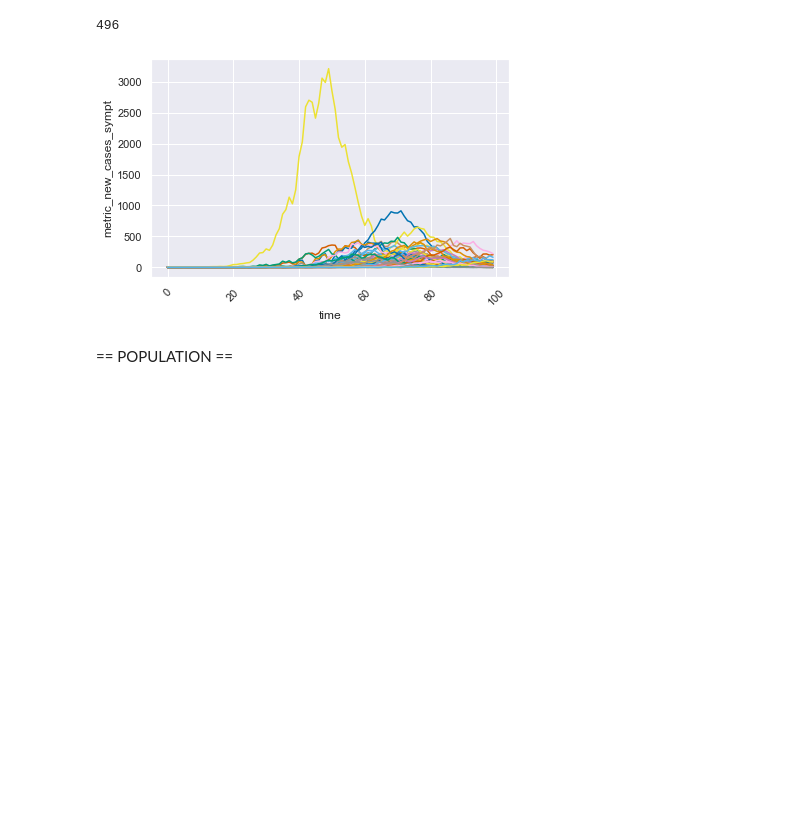
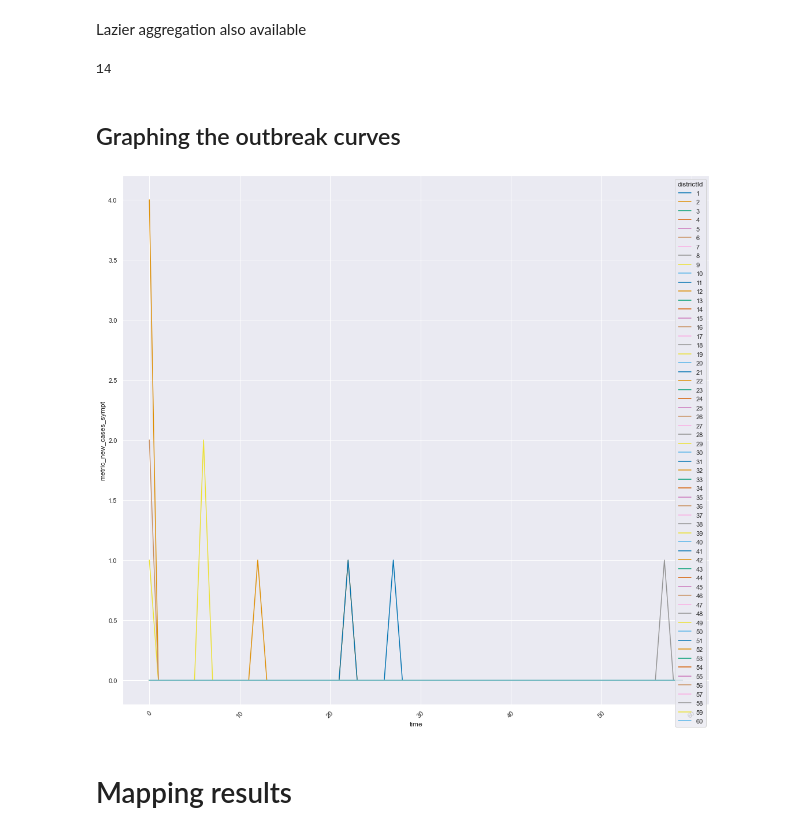
Before and after one commit to dime-worldbank/Disease-Modelling-SSA, a Jupyter notebook: notebooks/JavaOutputProcessing.ipynb, the cells around one changed output. Drawn from its saved outputs; the diff is of its cells as text; code cells hidden in the pictures; blank space fills up the shorter version.

Commit message:
revisions to inter district movement rules

```diff
--- a/notebooks/JavaOutputProcessing.ipynb
+++ b/notebooks/JavaOutputProcessing.ipynb
@@ -13,4 +21,3 @@ pwd
 # %%
-namepart = "results_0.16_100_12345"
-results_filename = "/Users/swise/workspace/worldbank/Disease-Modelling-SSA/java/WorldBankCovid19/" + namepart + ".txt"
-#infections_filename = "/Users/swise/workspace/worldbank/Disease-Modelling-SSA/java/WorldBankCovid19/results_-1286929029.txt"
+namepart = "0.016_1_60_12345"#"0.06_100_12345"#_interrupted"#notravellers"
+results_filename = "/Users/swise/workspace/worldbank/Disease-Modelling-SSA/java/WorldBankCovid19/results_" + namepart + ".txt"
@@ -19,0 +29,3 @@ r_data = pd.read_csv(results_filename, sep='\t')
+# %%
+r_data = pd.read_csv(results_filename, sep='\t')
+r_data['districtId'] = [int(str(x).split('_')[1]) for x in r_data["myId"]]
@@ -27,30 +66,35 @@ r_agg['districtId'] = [int(str(x).split('_')[1]) for x in r_agg.index]
+# %% [markdown]
+Lazier aggregation also available
 # %%
 sum(r_data['metric_new_cases_sympt'])
 # %% [output]
-496
+14
+# %% [markdown]
+## Graphing the outbreak curves
 # %%
 #sns.scatterplot(
+fig, ax = plt.subplots (figsize = (15,15))
 sns.lineplot(
              x="time",
              #y="metric_new_deaths",
              #y="metric_new_hospitalized",
              y="metric_new_cases_sympt",
-             palette="colorblind", hue="myId",
-             data=r_data,
-            legend=False
+             palette="colorblind",
+             hue="districtId",
+             ax = ax,
+             data=r_data#,
+#            legend=False
             )#.legend(bbox_to_anchor= (1.03, 1) )
 
 #ax.set_title('New Deaths', fontsize=20)
 #ax.set_ylabel('Number of deaths')
 #ax.legend(fontsize=10, title_fontsize=30, loc='upper left')
 #ax.yaxis.set_major_formatter(mpl.ticker.StrMethodFormatter('{x:,.0f}'))
 
 #ax.patch.set_alpha(0)
 # ax.axes.get_xaxis().set_visible(False)
 # ax.axes.get_yaxis().set_visible(False)
 plt.xticks(rotation=45)
 plt.tight_layout()
 # %% [output]
-[figure, old version]
+[figure, new version]
-# %% [markdown]
-== POPULATION ==
@@ -73,0 +101,2 @@ a = p_data.hist("age")
+# %% [markdown]
+# Mapping results
```
Also changed, not shown: parts of 25 cells of this notebook, 9 other files.
